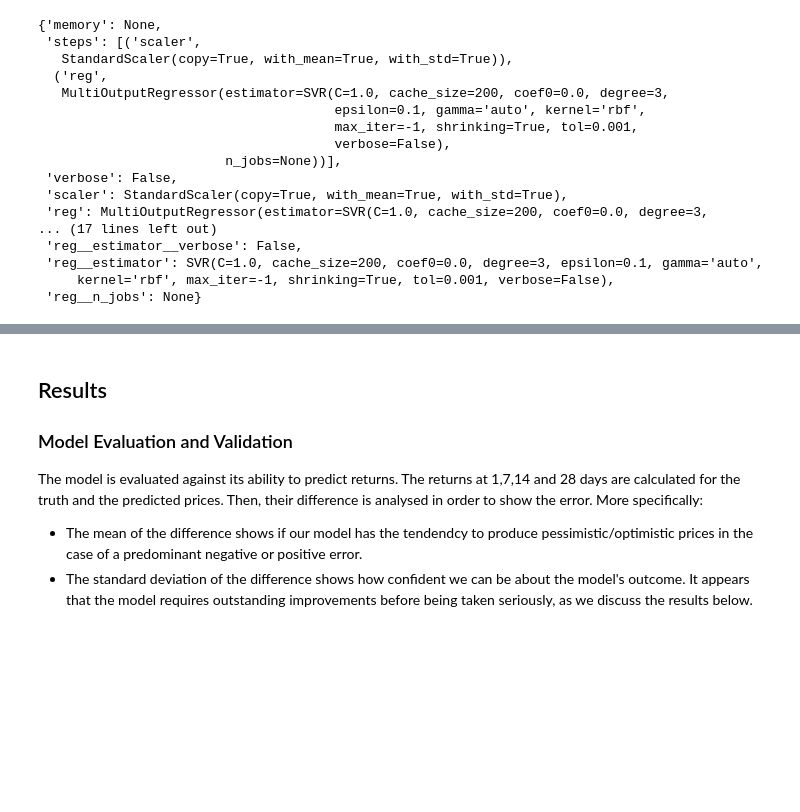
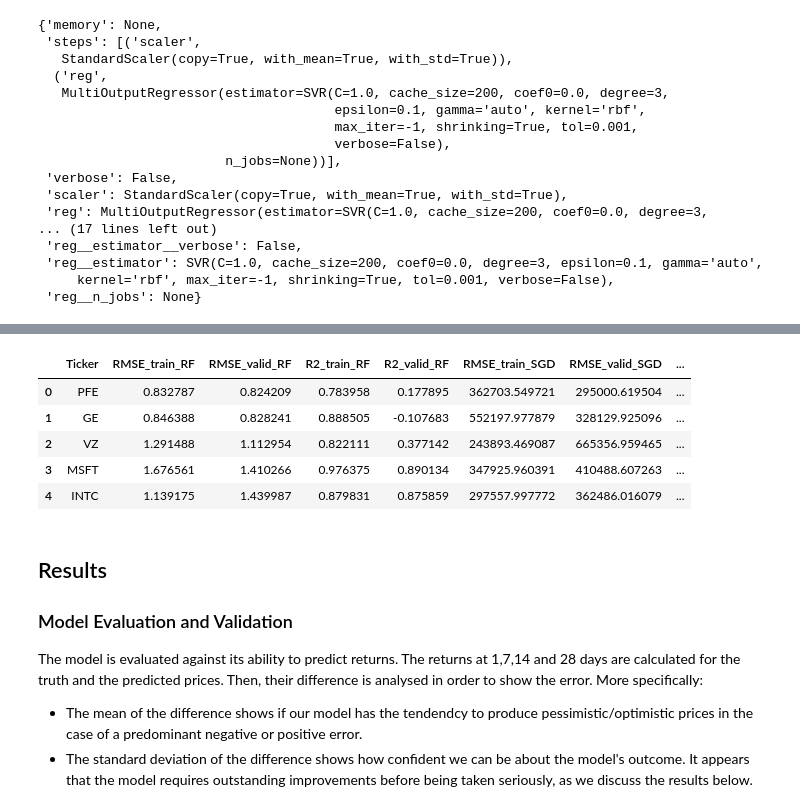
Before and after one commit to claudiocmp/dsnd-spi, a Jupyter notebook: nbooks/03_project-main.ipynb, the cells around one changed output, grey strips where cells are left out. Cells and saved outputs as stored; diff of their text form; code cells hidden in the pictures; blank space fills up the shorter version.

```diff
--- a/nbooks/03_project-main.ipynb
+++ b/nbooks/03_project-main.ipynb
@@ -875,3 +824,22 @@ with open(os.path.join(data_folder,"pipeline_low_features.p"),'wb') as f:
+# %%
+df_grs = pd.DataFrame(gresults['RF'])
+cols  = ['Ticker','RMSE_train_RF','RMSE_valid_RF','R2_train_RF','R2_valid_RF']
+for k,v in gresults.items():
+    if not k=='RF':
+        c = ['RMSE_train_'+k,'RMSE_valid_'+k,'R2_train_'+k,'R2_valid_'+k]
+        cols+=c
+        tmp=pd.DataFrame(v)
+        tmp.columns=['Ticker']+c
+        df_grs = pd.merge(df_grs, tmp, on='Ticker')
+df_grs.columns = cols
+df_grs.head()
+# %% [output]
+|  | Ticker | RMSE_train_RF | RMSE_valid_RF | R2_train_RF | R2_valid_RF | RMSE_train_SGD | RMSE_valid_SGD | ... |
+| 0 | PFE | 0.832787 | 0.824209 | 0.783958 | 0.177895 | 362703.549721 | 295000.619504 | ... |
+| 1 | GE | 0.846388 | 0.828241 | 0.888505 | -0.107683 | 552197.977879 | 328129.925096 | ... |
+| 2 | VZ | 1.291488 | 1.112954 | 0.822111 | 0.377142 | 243893.469087 | 665356.959465 | ... |
+| 3 | MSFT | 1.676561 | 1.410266 | 0.976375 | 0.890134 | 347925.960391 | 410488.607263 | ... |
+| 4 | INTC | 1.139175 | 1.439987 | 0.879831 | 0.875859 | 297557.997772 | 362486.016079 | ... |
 # %% [markdown]
 ## Results
 
```
Also changed, not shown: parts of 14 cells of this notebook, 5 other files.
